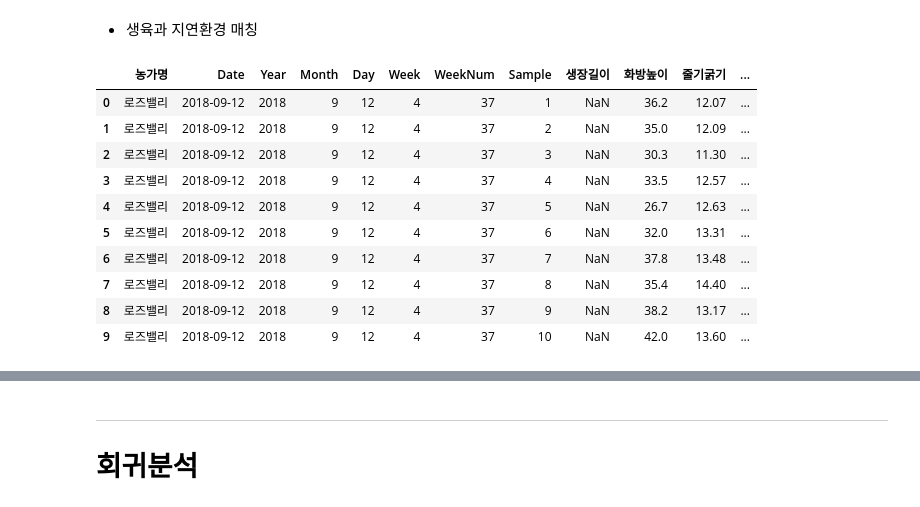
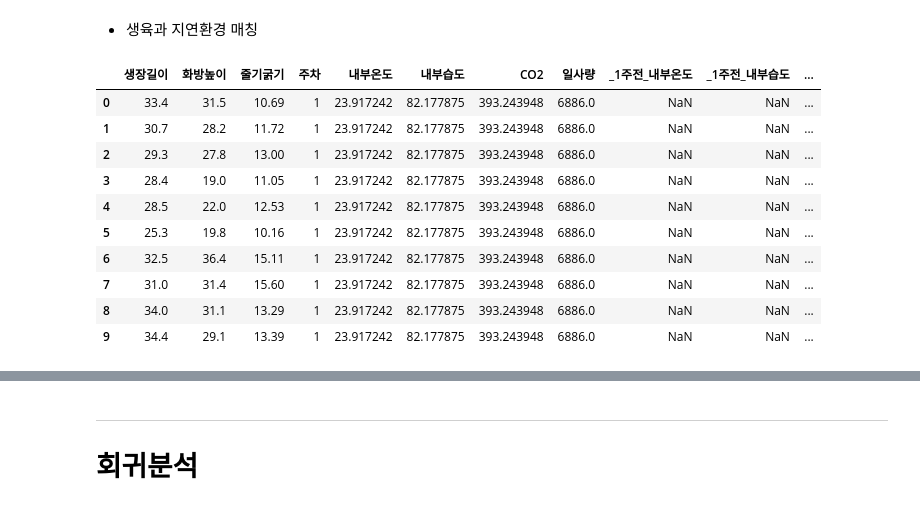
Before and after one commit to meucham11/nong_intern, a Jupyter notebook: 03_지연변수와 회귀.ipynb, the cells around one changed output, grey strips where cells are left out. Drawn from its saved outputs; the diff is of its cells as text; code cells hidden in the pictures.

```diff
--- a/03_지연변수와 회귀.ipynb
+++ b/03_지연변수와 회귀.ipynb
@@ -334,16 +337,7 @@ with open("C:\\농업기술원\\1차\\2018\\2018-2019 토마토_환경(원본)\\
 # %%
-# pivot
-pivot_set=[]
-
-
 # 평균으로 집계할 변수와, 합으로 집계할 변수 설정하기
 base_col=['date','Date','주차']
 avg_list=['내부온도','내부습도','CO2']
 sum_list=['일사량']
 cols=avg_list+sum_list
-
-for df in total_dataset:
-    avg_pivot,sum_pivot=my_pivot(df,base_col,avg_list,sum_list)
-
-    result=pd.merge(avg_pivot,sum_pivot,how='inner')
-    pivot_set.append(result)
+aggfunc=['mean']*len(avg_list)+['sum']*len(sum_list)
@@ -358,0 +344,18 @@ total_dataset[0].head(5)
+# %%
+pivot_set=[]
+for nong in total_dataset:
+    i=0
+    for col,agg in zip(cols,aggfunc):
+        df=nong[[col,'주차']]
+
+        # 이상치 제거, 피봇
+        my_pivot = remove_outlier_pivot(df,col,agg)
+
+
+        if i==0:
+            result = my_pivot
+            i+=1
+            continue
+
+        result = pd.merge(result,my_pivot,how='inner',on='주차')
+    pivot_set.append(result)
@@ -426,14 +430,16 @@ test=pd.merge(sang_dataset[0],lag_dataset[0],how='inner',on='주차')
+# %%
+test=test.iloc[:,8:]
 # %%
-sang_dataset[0].head(10)
+test.head(10)
 # %% [output]
-|  | 농가명 | Date | Year | Month | Day | Week | WeekNum | Sample | 생장길이 | 화방높이 | 줄기굵기 | ... |
-| 0 | 로즈밸리 | 2018-09-12 | 2018 | 9 | 12 | 4 | 37 | 1 | NaN | 36.2 | 12.07 | ... |
-| 1 | 로즈밸리 | 2018-09-12 | 2018 | 9 | 12 | 4 | 37 | 2 | NaN | 35.0 | 12.09 | ... |
-| 2 | 로즈밸리 | 2018-09-12 | 2018 | 9 | 12 | 4 | 37 | 3 | NaN | 30.3 | 11.30 | ... |
-| 3 | 로즈밸리 | 2018-09-12 | 2018 | 9 | 12 | 4 | 37 | 4 | NaN | 33.5 | 12.57 | ... |
-| 4 | 로즈밸리 | 2018-09-12 | 2018 | 9 | 12 | 4 | 37 | 5 | NaN | 26.7 | 12.63 | ... |
-| 5 | 로즈밸리 | 2018-09-12 | 2018 | 9 | 12 | 4 | 37 | 6 | NaN | 32.0 | 13.31 | ... |
-| 6 | 로즈밸리 | 2018-09-12 | 2018 | 9 | 12 | 4 | 37 | 7 | NaN | 37.8 | 13.48 | ... |
-| 7 | 로즈밸리 | 2018-09-12 | 2018 | 9 | 12 | 4 | 37 | 8 | NaN | 35.4 | 14.40 | ... |
-| 8 | 로즈밸리 | 2018-09-12 | 2018 | 9 | 12 | 4 | 37 | 9 | NaN | 38.2 | 13.17 | ... |
-| 9 | 로즈밸리 | 2018-09-12 | 2018 | 9 | 12 | 4 | 37 | 10 | NaN | 42.0 | 13.60 | ... |
+|  | 생장길이 | 화방높이 | 줄기굵기 | 주차 | 내부온도 | 내부습도 | CO2 | 일사량 | _1주전_내부온도 | _1주전_내부습도 | ... |
+| 0 | 33.4 | 31.5 | 10.69 | 1 | 23.917242 | 82.177875 | 393.243948 | 6886.0 | NaN | NaN | ... |
+| 1 | 30.7 | 28.2 | 11.72 | 1 | 23.917242 | 82.177875 | 393.243948 | 6886.0 | NaN | NaN | ... |
+| 2 | 29.3 | 27.8 | 13.00 | 1 | 23.917242 | 82.177875 | 393.243948 | 6886.0 | NaN | NaN | ... |
+| 3 | 28.4 | 19.0 | 11.05 | 1 | 23.917242 | 82.177875 | 393.243948 | 6886.0 | NaN | NaN | ... |
+| 4 | 28.5 | 22.0 | 12.53 | 1 | 23.917242 | 82.177875 | 393.243948 | 6886.0 | NaN | NaN | ... |
+| 5 | 25.3 | 19.8 | 10.16 | 1 | 23.917242 | 82.177875 | 393.243948 | 6886.0 | NaN | NaN | ... |
+| 6 | 32.5 | 36.4 | 15.11 | 1 | 23.917242 | 82.177875 | 393.243948 | 6886.0 | NaN | NaN | ... |
+| 7 | 31.0 | 31.4 | 15.60 | 1 | 23.917242 | 82.177875 | 393.243948 | 6886.0 | NaN | NaN | ... |
+| 8 | 34.0 | 31.1 | 13.29 | 1 | 23.917242 | 82.177875 | 393.243948 | 6886.0 | NaN | NaN | ... |
+| 9 | 34.4 | 29.1 | 13.39 | 1 | 23.917242 | 82.177875 | 393.243948 | 6886.0 | NaN | NaN | ... |
```
Also changed, not shown: parts of 26 cells of this notebook.
